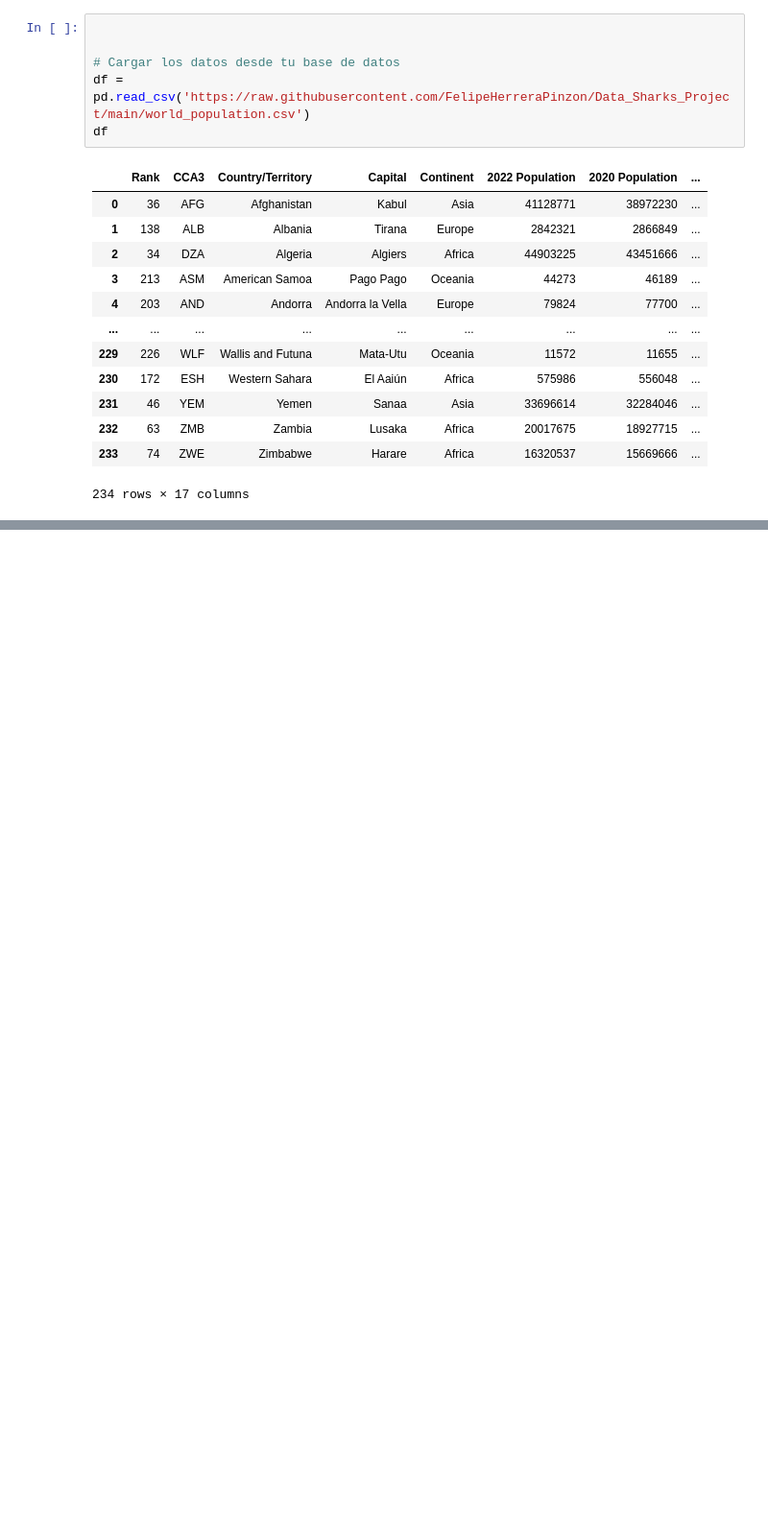
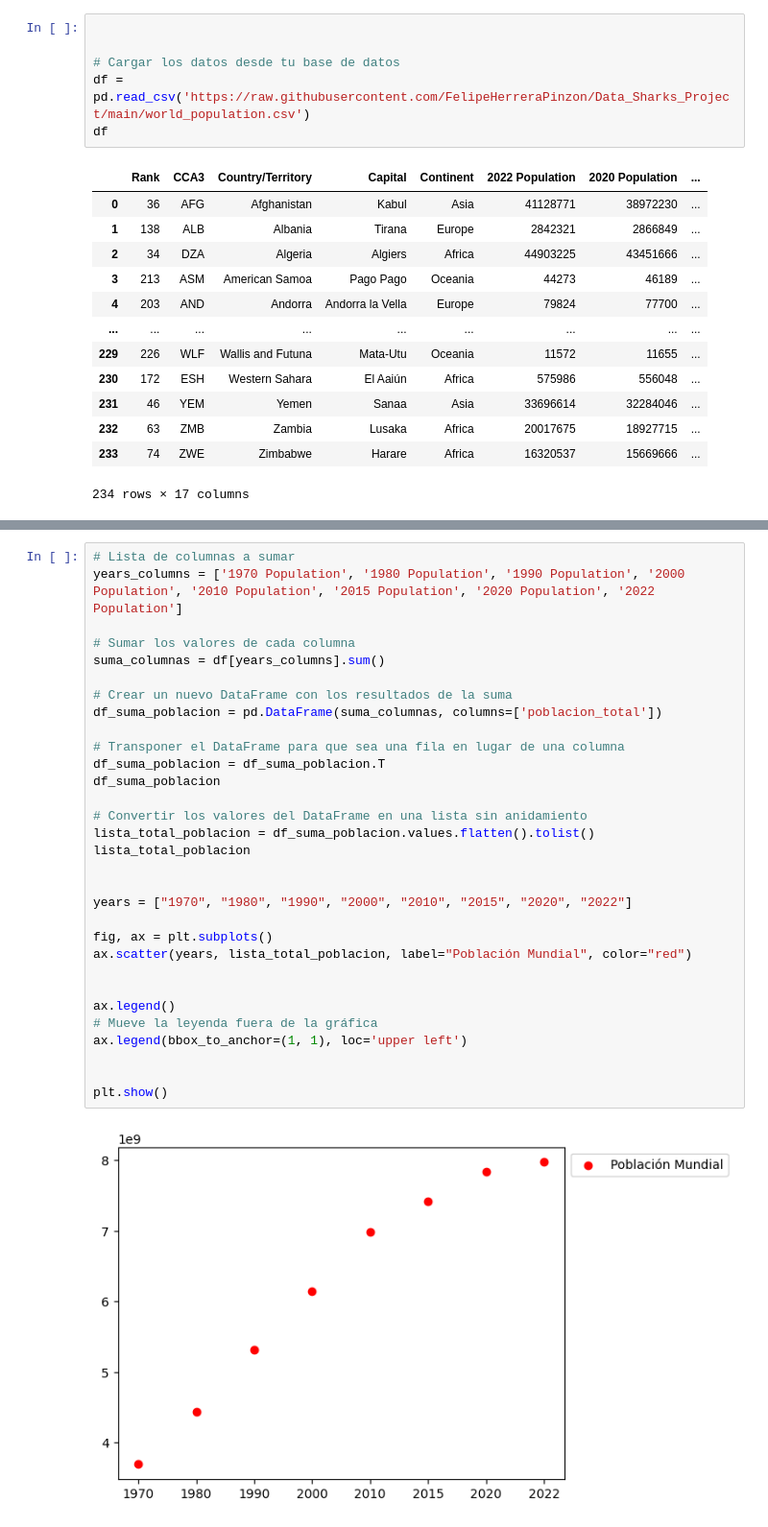
Before and after one commit to FelipeHerreraPinzon/Contries_PLOT, a Jupyter notebook: Country_Plot.ipynb, the cells around one changed output, grey strips where cells are left out. Shown at 96% size. Cells and saved outputs as stored; diff of their text form; blank space fills up the shorter version.

```diff
--- a/Country_Plot.ipynb
+++ b/Country_Plot.ipynb
@@ -80,3 +82,36 @@ ax.legend(bbox_to_anchor=(1, 1), loc='upper left')
 plt.show()
 # %% [output]
 [figure]
+# %%
+# Lista de columnas a sumar
+years_columns = ['1970 Population', '1980 Population', '1990 Population', '2000 Population', '2010 Population', '2015 Population', '2020 Population', '2022 Population']
+
+# Sumar los valores de cada columna
+suma_columnas = df[years_columns].sum()
+
+# Crear un nuevo DataFrame con los resultados de la suma
+df_suma_poblacion = pd.DataFrame(suma_columnas, columns=['poblacion_total'])
+
+# Transponer el DataFrame para que sea una fila en lugar de una columna
+df_suma_poblacion = df_suma_poblacion.T
+df_suma_poblacion
+
+# Convertir los valores del DataFrame en una lista sin anidamiento
+lista_total_poblacion = df_suma_poblacion.values.flatten().tolist()
+lista_total_poblacion
+
+
+years = ["1970", "1980", "1990", "2000", "2010", "2015", "2020", "2022"]
+
+fig, ax = plt.subplots()
+ax.scatter(years, lista_total_poblacion, label="Población Mundial", color="red")
+
+
+ax.legend()
+# Mueve la leyenda fuera de la gráfica
+ax.legend(bbox_to_anchor=(1, 1), loc='upper left')
+
+
+plt.show()
+# %% [output]
+[figure, added]
```
Also changed, not shown: parts of 6 cells of this notebook.
